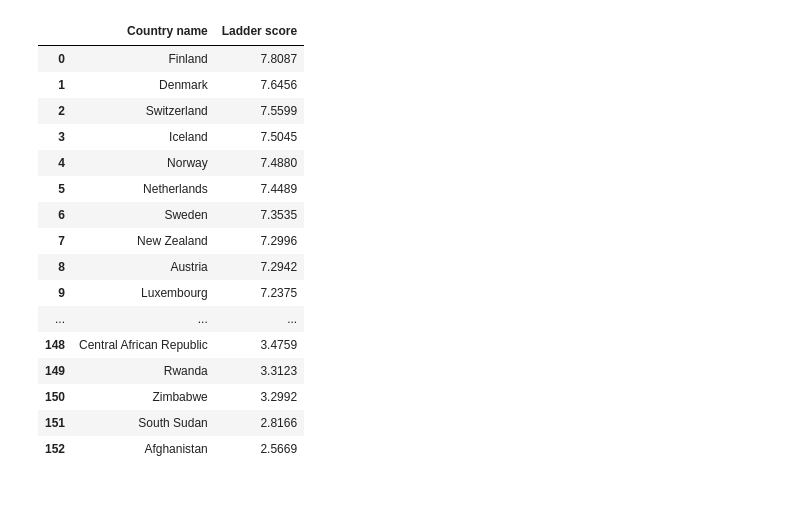
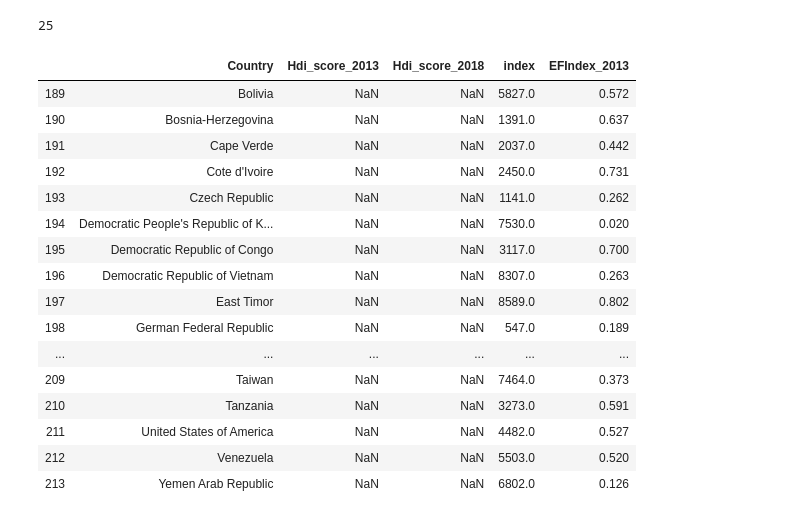
Before and after one commit to cxcollins/OMIS114_final, a Jupyter notebook: OMIS114 Final Notebook.ipynb, the cells around one changed output. Saved outputs shown, nothing was run; the diff lists cells and outputs as text; code cells hidden in the pictures.

```diff
--- a/OMIS114 Final Notebook.ipynb
+++ b/OMIS114 Final Notebook.ipynb
@@ -84,0 +112,9 @@ hdi_w_hief=hdi.merge(hief_data, how='outer')
+# %%
+## This sorts the countries by alphabetical order, to better align the datasets
+hief_data = hief_data.sort_values('Country')
+# %%
+## This resets the index numbering of the dataset by creating an additional column to the left.
+hief_data = hief_data.reset_index()
+# %%
+## This deletes the old index column
+hief_data = hief_data.drop(columns=['index'])
@@ -155,20 +196,31 @@ schooling_years.merge(exports_imports, how='outer').merge(gender_development, ho
-# %%
-happiness_report
-# %% [output]
-|  | Country name | Ladder score |
-| 0 | Finland | 7.8087 |
-| 1 | Denmark | 7.6456 |
-| 2 | Switzerland | 7.5599 |
-| 3 | Iceland | 7.5045 |
-| 4 | Norway | 7.4880 |
-| 5 | Netherlands | 7.4489 |
-| 6 | Sweden | 7.3535 |
-| 7 | New Zealand | 7.2996 |
-| 8 | Austria | 7.2942 |
-| 9 | Luxembourg | 7.2375 |
-| ... | ... | ... |
-| 148 | Central African Republic | 3.4759 |
-| 149 | Rwanda | 3.3123 |
-| 150 | Zimbabwe | 3.2992 |
-| 151 | South Sudan | 2.8166 |
-| 152 | Afghanistan | 2.5669 |
+# %%
+## Alternatively, we could search for "Zimbabwe" and just capture/delete everything after Zimbabwe
+## Reason being:  Zimbabwe is ALWAYS last alphabetically in English-language country names
+lostnats = hdi_w_hief.iloc[189:]
+# %%
+## Out of the 58 countries that are NaN-ed, 25 of them should NOT be
+len(lostnats)
+# %% [output]
+25
+# %%
+## This is all the countries we lost due to naming discrepencies between the two datasets.
+## By the looks of it, the only fix is to do it by hand
+lostnats
+# %% [output]
+|  | Country | Hdi_score_2013 | Hdi_score_2018 | index | EFIndex_2013 |
+| 189 | Bolivia | NaN | NaN | 5827.0 | 0.572 |
+| 190 | Bosnia-Herzegovina | NaN | NaN | 1391.0 | 0.637 |
+| 191 | Cape Verde | NaN | NaN | 2037.0 | 0.442 |
+| 192 | Cote d'Ivoire | NaN | NaN | 2450.0 | 0.731 |
+| 193 | Czech Republic | NaN | NaN | 1141.0 | 0.262 |
+| 194 | Democratic People's Republic of K... | NaN | NaN | 7530.0 | 0.020 |
+| 195 | Democratic Republic of Congo | NaN | NaN | 3117.0 | 0.700 |
+| 196 | Democratic Republic of Vietnam | NaN | NaN | 8307.0 | 0.263 |
+| 197 | East Timor | NaN | NaN | 8589.0 | 0.802 |
+| 198 | German Federal Republic | NaN | NaN | 547.0 | 0.189 |
+| ... | ... | ... | ... | ... | ... |
+| 209 | Taiwan | NaN | NaN | 7464.0 | 0.373 |
+| 210 | Tanzania | NaN | NaN | 3273.0 | 0.591 |
+| 211 | United States of America | NaN | NaN | 4482.0 | 0.527 |
+| 212 | Venezuela | NaN | NaN | 5503.0 | 0.520 |
+| 213 | Yemen Arab Republic | NaN | NaN | 6802.0 | 0.126 |
```
Also changed, not shown: parts of 19 cells of this notebook.
